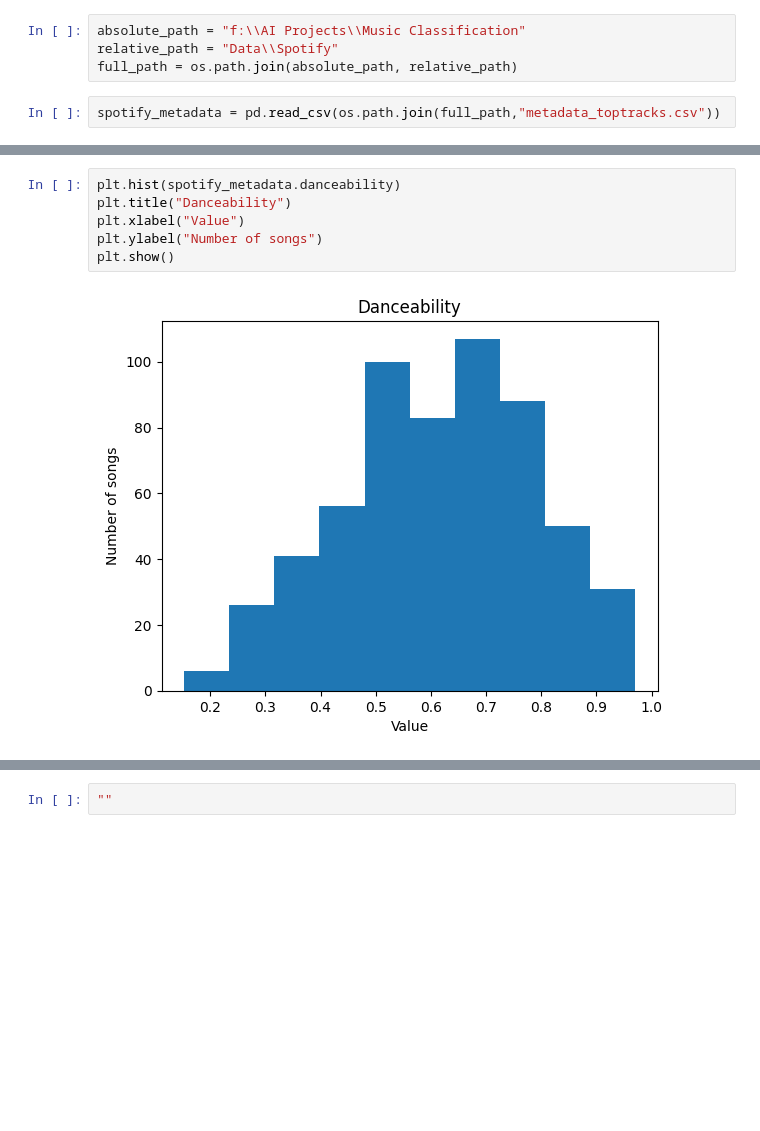
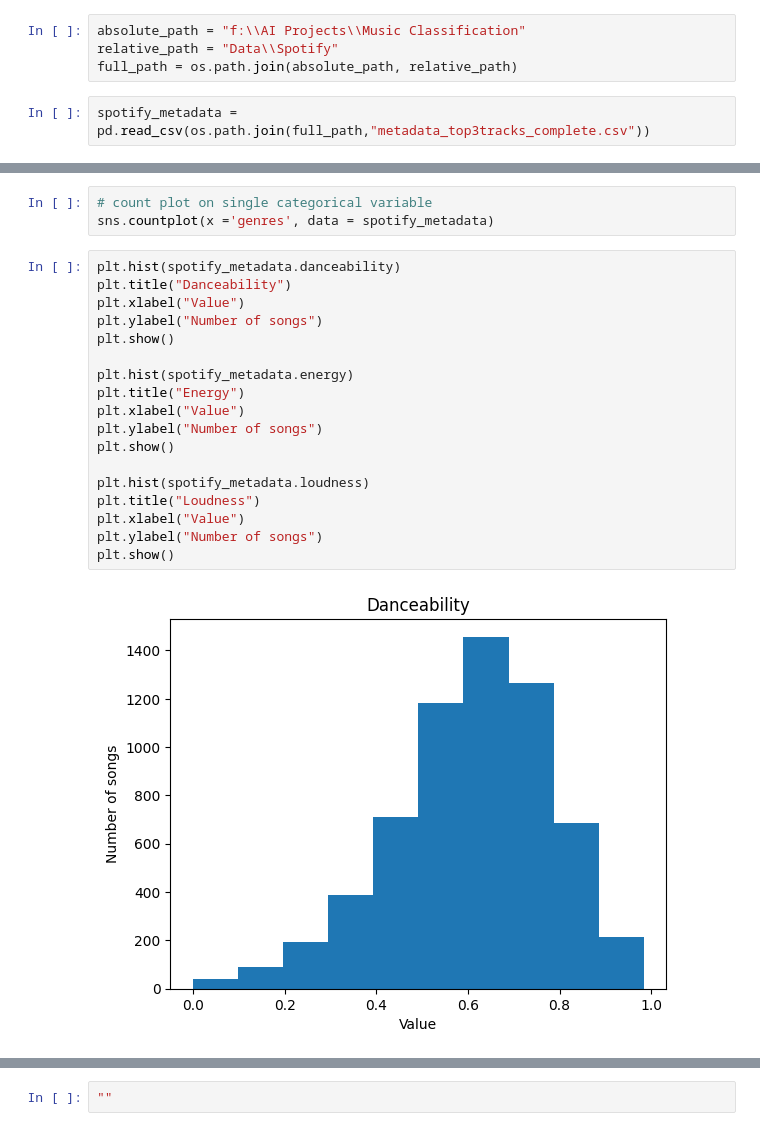
Before and after one commit to JWL16038/Music-Classification, a Jupyter notebook: Notebooks/Spotify EDA.ipynb, the cells around one changed output, grey strips where cells are left out. Cells and saved outputs as stored; diff of their text form; blank space fills up the shorter version.

Commit message:
Added more graphs including count plot. Still WIP.

```diff
--- a/Notebooks/Spotify EDA.ipynb
+++ b/Notebooks/Spotify EDA.ipynb
@@ -8,7 +9,7 @@ absolute_path = "f:\\AI Projects\\Music Classification"
 relative_path = "Data\\Spotify"
 full_path = os.path.join(absolute_path, relative_path)
 # %%
-spotify_metadata = pd.read_csv(os.path.join(full_path,"metadata_toptracks.csv"))
+spotify_metadata = pd.read_csv(os.path.join(full_path,"metadata_top3tracks_complete.csv"))
 # %%
 spotify_metadata.head()
 # %% [output]
@@ -29,8 +34,23 @@ plt.show()
+# %%
+# count plot on single categorical variable
+sns.countplot(x ='genres', data = spotify_metadata)
 # %%
 plt.hist(spotify_metadata.danceability)
 plt.title("Danceability")
 plt.xlabel("Value")
 plt.ylabel("Number of songs")
 plt.show()
+
+plt.hist(spotify_metadata.energy)
+plt.title("Energy")
+plt.xlabel("Value")
+plt.ylabel("Number of songs")
+plt.show()
+
+plt.hist(spotify_metadata.loudness)
+plt.title("Loudness")
+plt.xlabel("Value")
+plt.ylabel("Number of songs")
+plt.show()
 # %% [output]
-[figure, old version]
+[figure, new version]
```
Also changed, not shown: parts of 6 cells of this notebook.
